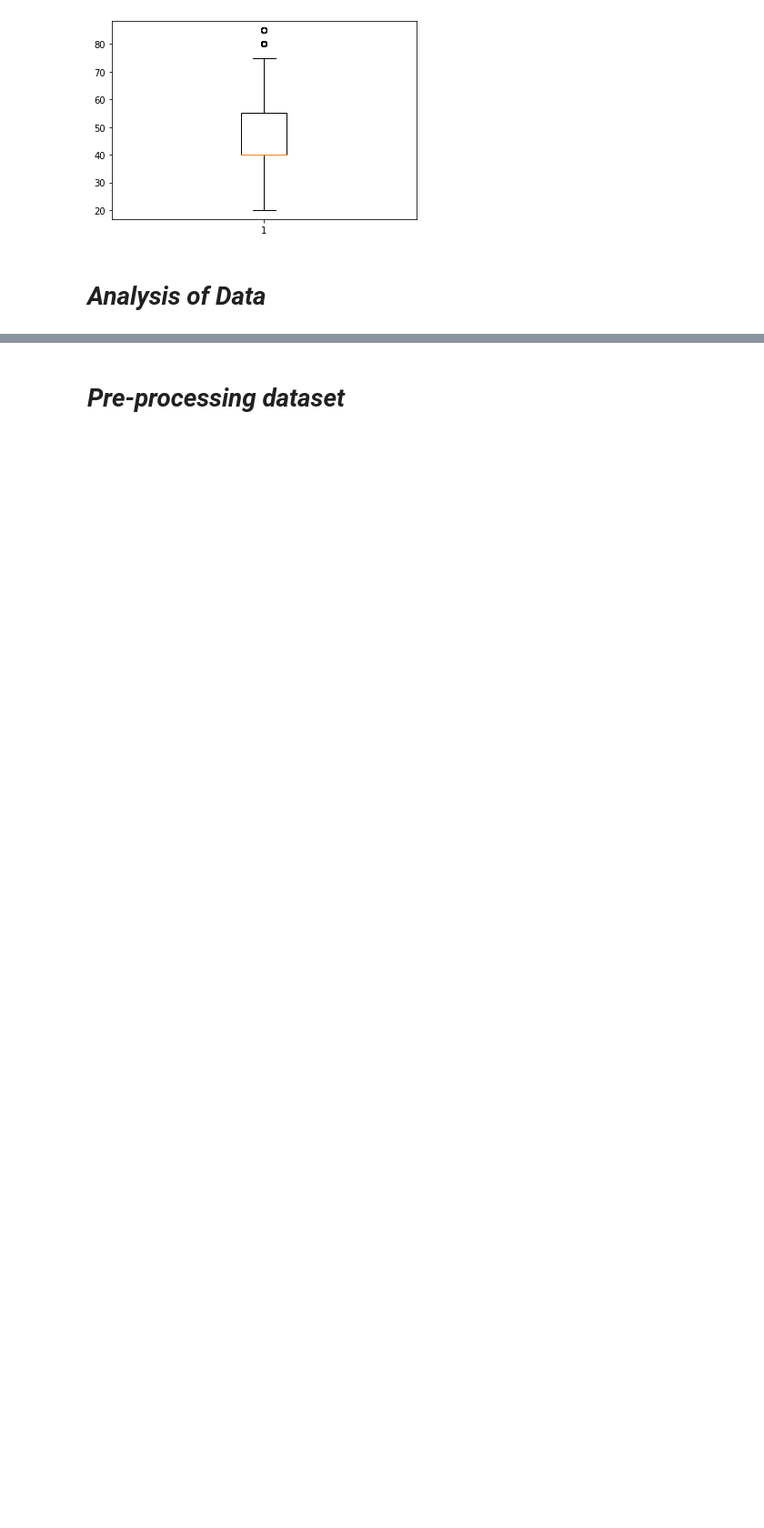
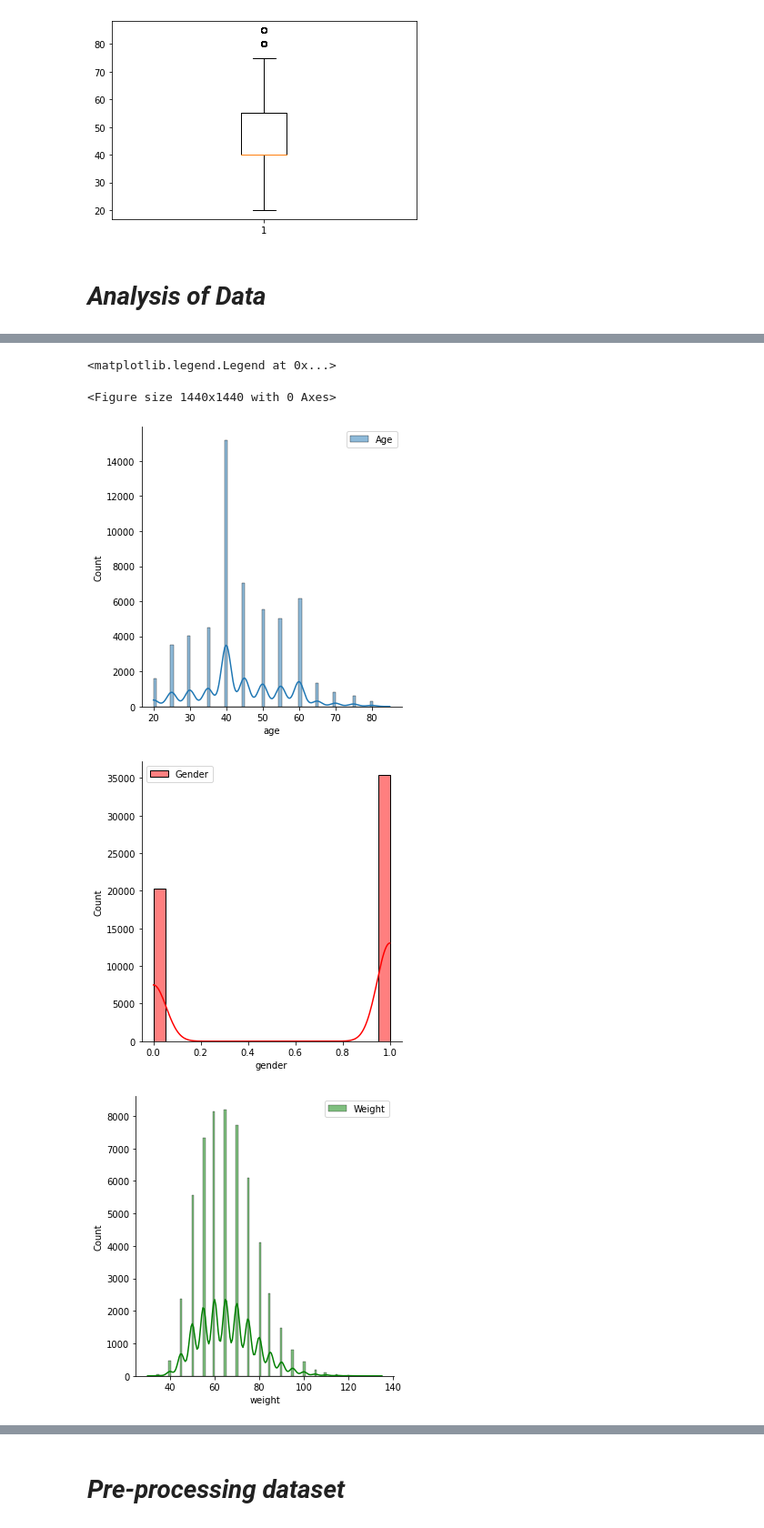
Before and after one commit to NiroginiJanstin/ML_Assignment2_IT18412994_IT18218336_IT18216592, a Jupyter notebook: Smoking_Status_Prediction_Model.ipynb, the cells around one changed output, grey strips where cells are left out. Shown at 91% size. Drawn from its saved outputs; the diff is of its cells as text; code cells hidden in the pictures; blank space fills up the shorter version.

```diff
--- a/Smoking_Status_Prediction_Model.ipynb
+++ b/Smoking_Status_Prediction_Model.ipynb
@@ -183,0 +195,17 @@ plt.show()
+# %%
+fig = plt.figure(figsize=(20,20))
+
+sns.displot(data= data.age, label="Age", kde= True)
+plt.legend()
+sns.displot(data= data.gender,color="red", label="Gender", kde= True)
+plt.legend()
+sns.displot(data= data.weight,color="green", label="Weight", kde= True)
+plt.legend()
+sns.displot(data= data.hemoglobin,color="yellow", label="Hemoglobin", kde= True)
+plt.legend()
+# %% [output]
+<matplotlib.legend.Legend at 0x...>
+<Figure size 1440x1440 with 0 Axes>
+[figure, added]
+[figure, added]
+[figure, added]
```
Also changed, not shown: parts of 6 cells of this notebook.
